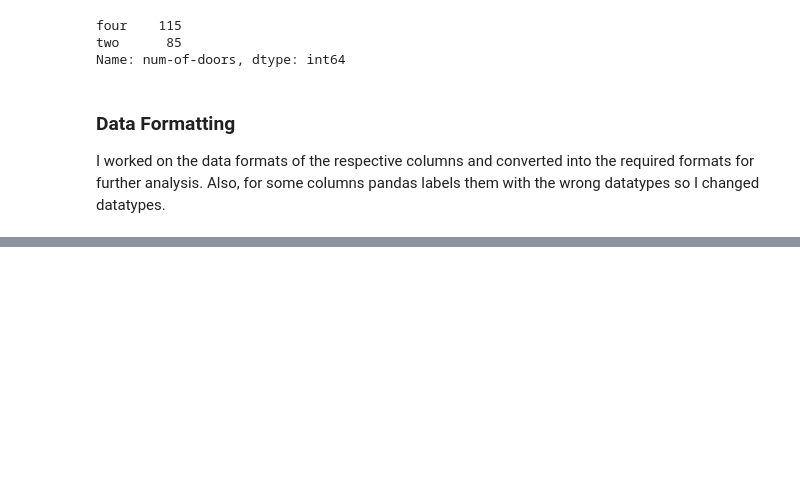
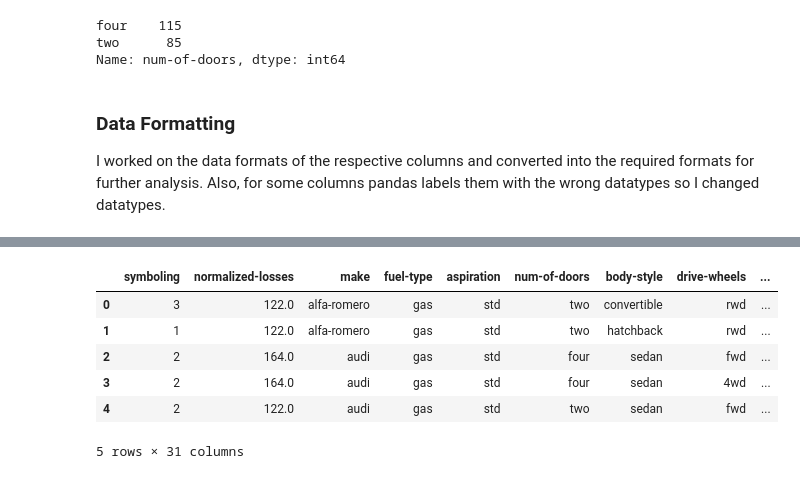
Before and after one commit to sushanth10/car-price-analysis, a Jupyter notebook: data-wrangling.ipynb, the cells around one changed output, grey strips where cells are left out. Cells and saved outputs as stored; diff of their text form; code cells hidden in the pictures; blank space fills up the shorter version.

```diff
--- a/data-wrangling.ipynb
+++ b/data-wrangling.ipynb
@@ -128,0 +216,13 @@ I worked on the data formats of the respective columns and converted into the re
+# %%
+df['normalized-height'] = df['height'] / max(df['height'])
+df['normalized-width'] = df['width'] / max(df['width'])
+df['normalized-length'] = df['length'] / max(df['length'])
+df.head()
+# %% [output]
+|  | symboling | normalized-losses | make | fuel-type | aspiration | num-of-doors | body-style | drive-wheels | ... |
+| 0 | 3 | 122.0 | alfa-romero | gas | std | two | convertible | rwd | ... |
+| 1 | 1 | 122.0 | alfa-romero | gas | std | two | hatchback | rwd | ... |
+| 2 | 2 | 164.0 | audi | gas | std | four | sedan | fwd | ... |
+| 3 | 2 | 164.0 | audi | gas | std | four | sedan | 4wd | ... |
+| 4 | 2 | 122.0 | audi | gas | std | two | sedan | fwd | ... |
+5 rows × 31 columns
```
Also changed, not shown: parts of 7 cells of this notebook.
